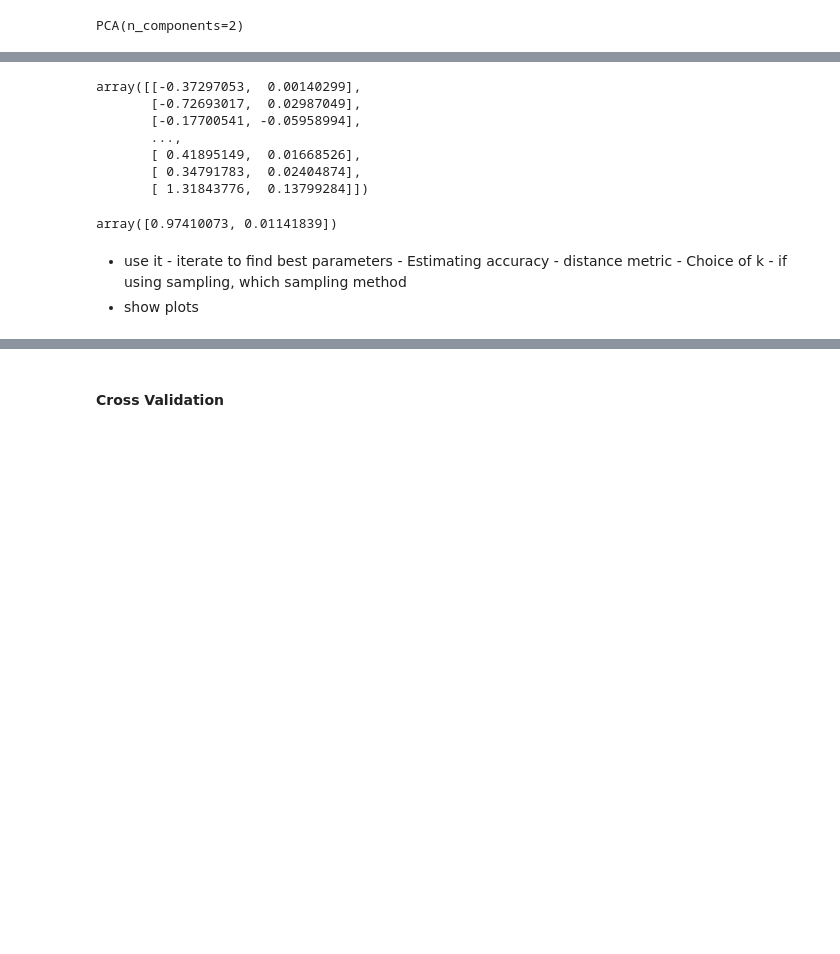
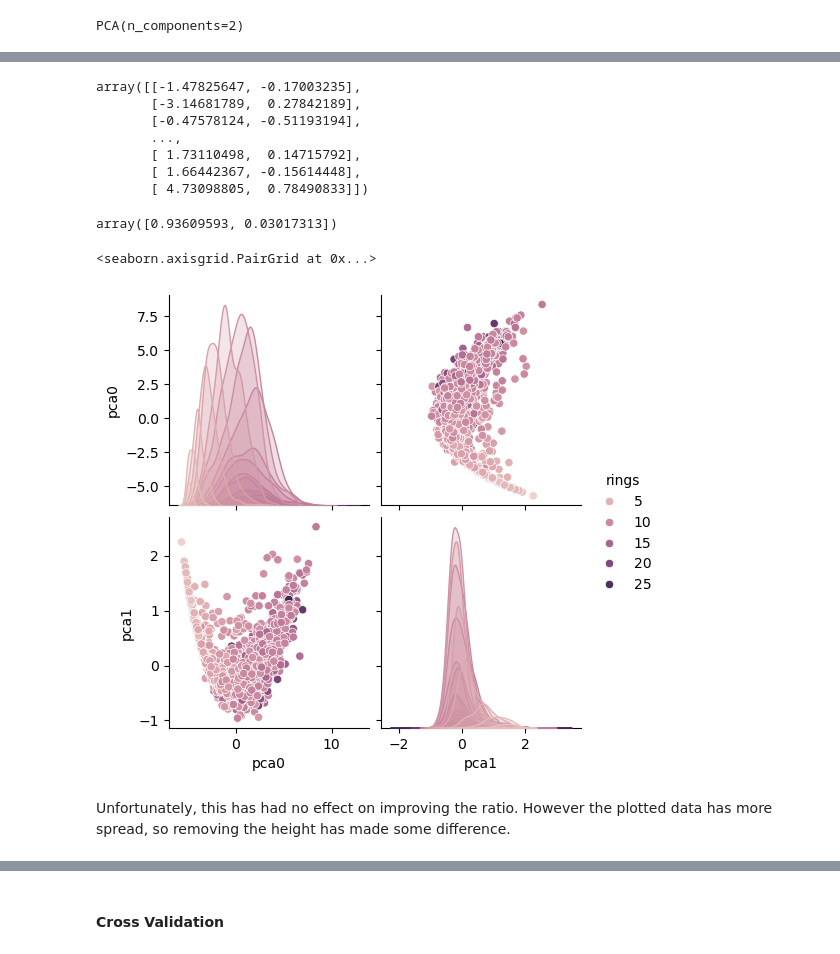
Before and after one commit to ByketPoe/efarrellMLAug2024, a Jupyter notebook: abalone.ipynb, the cells around one changed output, grey strips where cells are left out. Cells and saved outputs as stored; diff of their text form; code cells hidden in the pictures; blank space fills up the shorter version.

```diff
--- a/abalone.ipynb
+++ b/abalone.ipynb
@@ -419,0 +420,5 @@ sns.pairplot(df_Xtrans_pca, hue='sex')
+# %%
+# Remove the height data
+df_Xtransform = df_Xtransform[['length','diameter','whole_weight','shucked_weight','viscera_weight','shell_weight']]
+
+df_Xtransform
@@ -420,27 +439,34 @@ sns.pairplot(df_Xtrans_pca, hue='sex')
 # %%
-
 # Create instance of PCA
 pca = dec.PCA(n_components=2)
-# Fit the data to the PCA
-pca.fit(X)
-Xpca = pca.transform(X)
-Xpca
+# Fit the transformed data to the PCA
+pca.fit(df_Xtransform)
+
+# Transform the data
+Xtrans_pca = pca.transform(df_Xtransform)
+Xtrans_pca
 # %% [output]
-array([[-0.37297053,  0.00140299],
-       [-0.72693017,  0.02987049],
-       [-0.17700541, -0.05958994],
+array([[-1.47825647, -0.17003235],
+       [-3.14681789,  0.27842189],
+       [-0.47578124, -0.51193194],
        ...,
-       [ 0.41895149,  0.01668526],
-       [ 0.34791783,  0.02404874],
-       [ 1.31843776,  0.13799284]])
+       [ 1.73110498,  0.14715792],
+       [ 1.66442367, -0.15614448],
+       [ 4.73098805,  0.78490833]])
-# %%
-pca.explained_variance_ratio_ ## same as when transformed?
-# %% [output]
-array([0.97410073, 0.01141839])
-# %% [markdown]
-- use it - iterate to find best parameters
-            - Estimating accuracy
-            - distance metric
-            - Choice of k
-            - if using sampling, which sampling method
-- show plots
+# %%
+# No effect on the ratio
+pca.explained_variance_ratio_
+# %% [output]
+array([0.93609593, 0.03017313])
+# %%
+# Combine transformed data with the output data rings
+df_Xtrans_pca = pd.DataFrame(df[['rings']])
+df_Xtrans_pca['pca0'] =  Xtrans_pca[:, 0]
+df_Xtrans_pca['pca1'] =  Xtrans_pca[:, 1]
+# %%
+sns.pairplot(df_Xtrans_pca, hue='rings')
+# %% [output]
+<seaborn.axisgrid.PairGrid at 0x...>
+[figure, added]
+# %% [markdown]
+Unfortunately, this has had no effect on improving the ratio. However the plotted data has more spread, so removing the height has made some difference.
```
Also changed, not shown: parts of 22 cells of this notebook.
